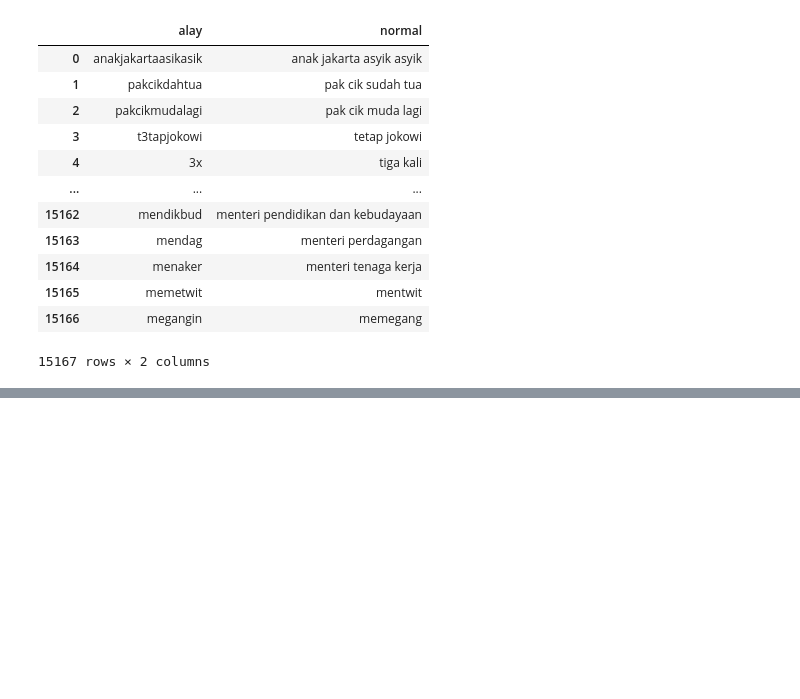
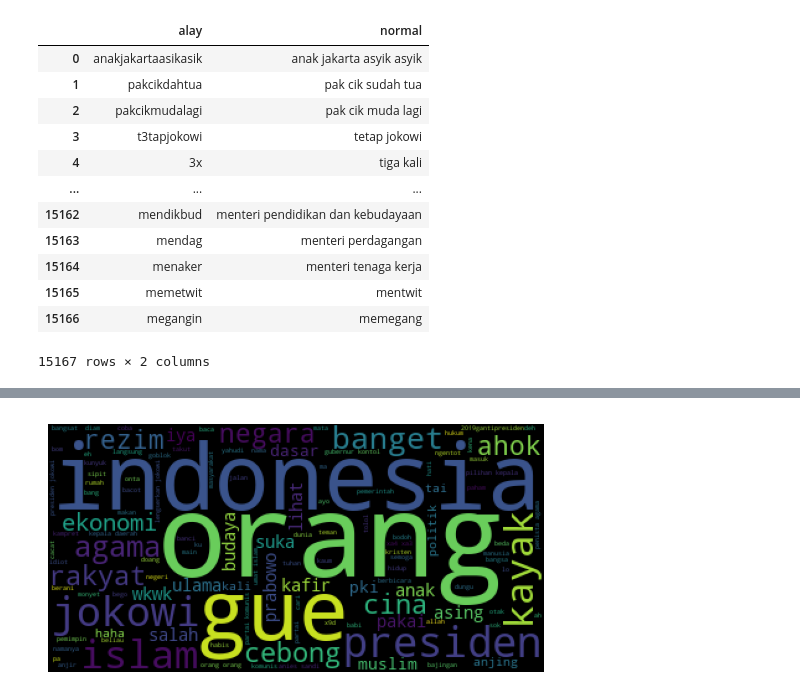
Before and after one commit to AlifSeptian11/PlatinumChallange-Group2-, a Jupyter notebook: EDA Platinum.ipynb, the cells around one changed output, grey strips where cells are left out. Cells and saved outputs as stored; diff of their text form; code cells hidden in the pictures; blank space fills up the shorter version.

```diff
--- a/EDA Platinum.ipynb
+++ b/EDA Platinum.ipynb
@@ -183,0 +257,36 @@ def alay_to_normal(s):
+# %%
+# Ref https://yunusmuhammad007.medium.com/text-preprocessing-menggunakan-pandas-nltk-dan-sastrawi-untuk-large-dataset-5fb3c0a88571
+from nltk.corpus import stopwords
+
+# ----------------------- get stopword from NLTK stopword -------------------------------
+# get stopword indonesia
+list_stopwords = stopwords.words('indonesian')
+
+
+# ---------------------------- manualy add stopword  ------------------------------------
+# append additional stopword
+list_stopwords.extend(["yg", "dg", "rt", "dgn", "ny", "url", 'klo',
+                       'kalo', 'amp', 'biar', 'bikin', 'bilang',
+                       'gak', 'ga', 'krn', 'nya', 'nih', 'sih',
+                       'si', 'tau', 'tdk', 'tuh', 'utk', 'ya',
+                       'jd', 'jgn', 'sdh', 'aja', 'n', 'user',
+                       'nyg', 'hehe', 'pen', 'u', 'nan', 'loh', 'rt',
+                       '&amp', 'yah', 'USER', 'x9f', 'x98', 'xf0','RT', 'URL', 'xe2','x80','x82','xa6','dr','yg','yang'
+                       'xf0','x98','x9f'])
+
+
+# ---------------------------------------------------------------------------------------
+
+# convert list to dictionary
+list_stopwords = set(list_stopwords)
+
+
+#remove stopword pada list token
+def stopwords_removal(words):
+    return [word for word in words if word not in list_stopwords]
+
+df["text_remove_stopwords"]= df['Remove_stopwords'].apply(stopwords_removal)
+
+df["text_remove_stopwords"]=df["text_remove_stopwords"].str.join(sep=" ")
+
+df
@@ -183,0 +307,10 @@ def alay_to_normal(s):
+# %%
+text = ' '.join(df['text_remove_stopwords'])
+wordcloud = WordCloud().generate(text)
+
+# Generate plot
+plt.imshow(wordcloud)
+plt.axis("off")
+plt.show()
+# %% [output]
+[figure, added]
```
Also changed, not shown: parts of 8 cells of this notebook.
